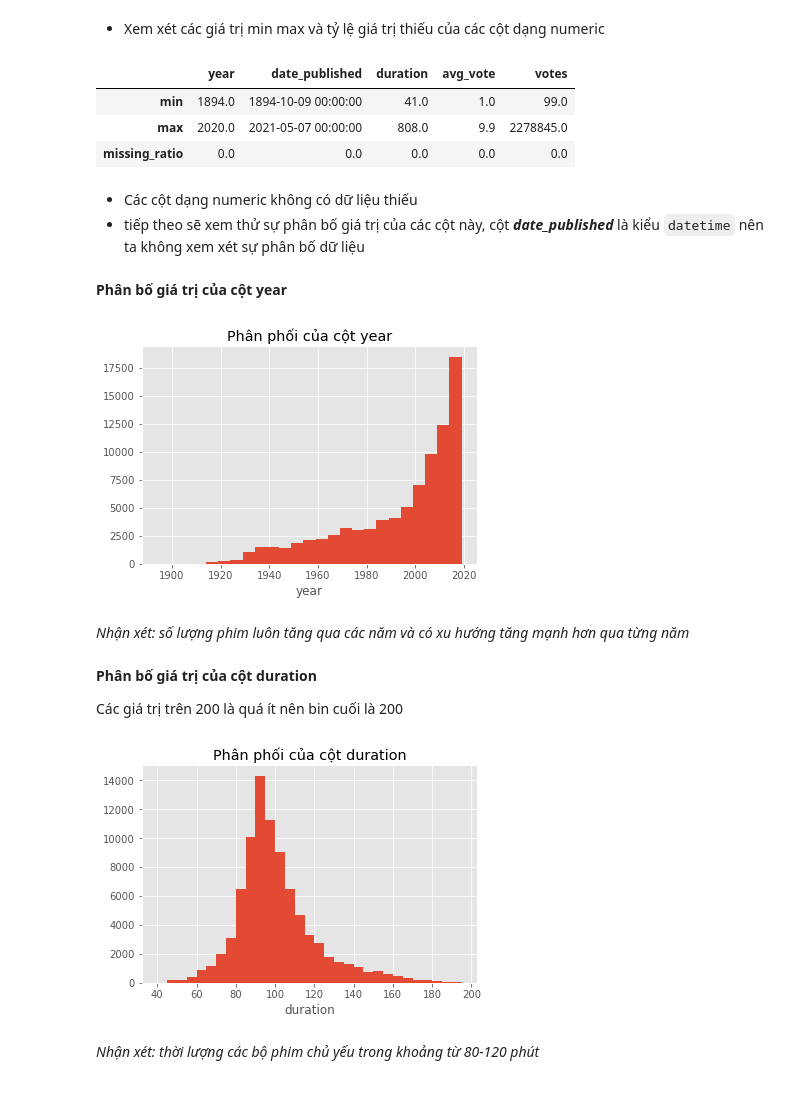
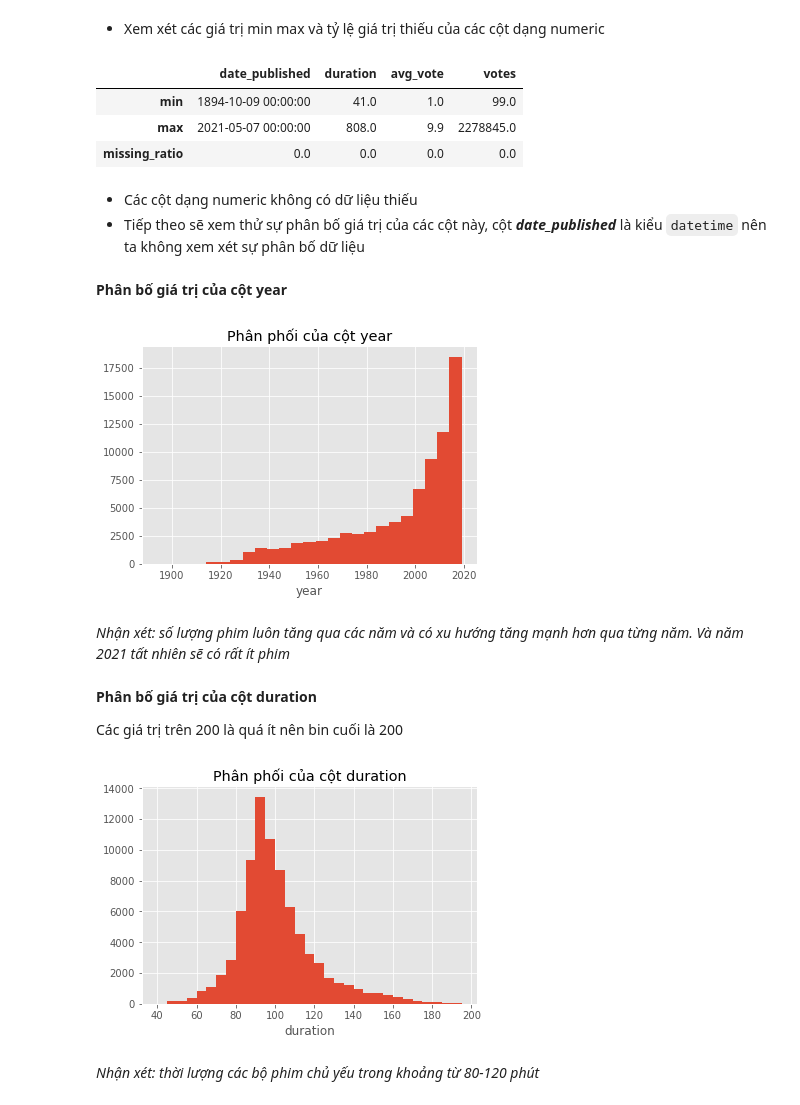
Before and after one commit to namhoai167/P4DS_Project, a Jupyter notebook: Final_Project.ipynb, the cells around one changed output. Saved outputs shown, nothing was run; the diff lists cells and outputs as text; code cells hidden in the pictures.

```diff
--- a/Final_Project.ipynb
+++ b/Final_Project.ipynb
@@ -148,0 +160,2 @@ dtype('int64')
+# %%
+movies_df = movies_df[movies_df.date_published.apply(lambda x: '-' in str(x))]
@@ -155,3 +180,5 @@ dtype('<M8[ns]')
+# %%
+movies_df = movies_df.drop(columns=['year'])
 # %% [markdown]
 ### Xem lại dữ liệu sau khi đã điều chỉnh
 # %% [markdown]
@@ -187,27 +213,27 @@ dtype: object
 # %% [markdown]
 - Xem xét các giá trị min max và tỷ lệ giá trị thiếu của các cột dạng numeric
 # %%
-num_cols = ['year', 'date_published', 'duration', 'avg_vote', 'votes']
+num_cols = ['date_published', 'duration', 'avg_vote', 'votes']
 movies_df[num_cols].agg([min, max, missing_ratio])
 # %% [output]
-|  | year | date_published | duration | avg_vote | votes |
-| min | 1894.0 | 1894-10-09 00:00:00 | 41.0 | 1.0 | 99.0 |
-| max | 2020.0 | 2021-05-07 00:00:00 | 808.0 | 9.9 | 2278845.0 |
-| missing_ratio | 0.0 | 0.0 | 0.0 | 0.0 | 0.0 |
+|  | date_published | duration | avg_vote | votes |
+| min | 1894-10-09 00:00:00 | 41.0 | 1.0 | 99.0 |
+| max | 2021-05-07 00:00:00 | 808.0 | 9.9 | 2278845.0 |
+| missing_ratio | 0.0 | 0.0 | 0.0 | 0.0 |
 # %% [markdown]
 - Các cột dạng numeric không có dữ liệu thiếu
-- tiếp theo sẽ xem thử sự phân bố giá trị của các cột này, cột ***date_published*** là kiểu `datetime` nên ta không xem xét sự phân bố dữ liệu
+- Tiếp theo sẽ xem thử sự phân bố giá trị của các cột này, cột ***date_published*** là kiểu `datetime` nên ta không xem xét sự phân bố dữ liệu
 # %% [markdown]
 **Phân bố giá trị của cột year**
 # %%
-movies_df['year'].hist(bins=np.arange(1894, 2021, 5))
+movies_df['date_published'].dt.year.hist(bins=np.arange(1894, 2022, 5))
 plt.xlabel('year')
 plt.title('Phân phối của cột year')
 plt.show()
 # %% [output]
-[figure, old version]
+[figure, new version]
 # %% [markdown]
-*Nhận xét: số lượng phim luôn tăng qua các năm và có xu hướng tăng mạnh hơn qua từng năm*
+*Nhận xét: số lượng phim luôn tăng qua các năm và có xu hướng tăng mạnh hơn qua từng năm. Và năm 2021 tất nhiên sẽ có rất ít phim*
 # %% [markdown]
 **Phân bố giá trị của cột duration**
 
@@ -218,7 +244,7 @@ plt.xlabel('duration')
 plt.title('Phân phối của cột duration')
 plt.show()
 # %% [output]
-[figure, old version]
+[figure, new version]
 # %% [markdown]
 *Nhận xét: thời lượng các bộ phim chủ yếu trong khoảng từ 80-120 phút*
 # %% [markdown]
```
Also changed, not shown: parts of 28 cells of this notebook.
